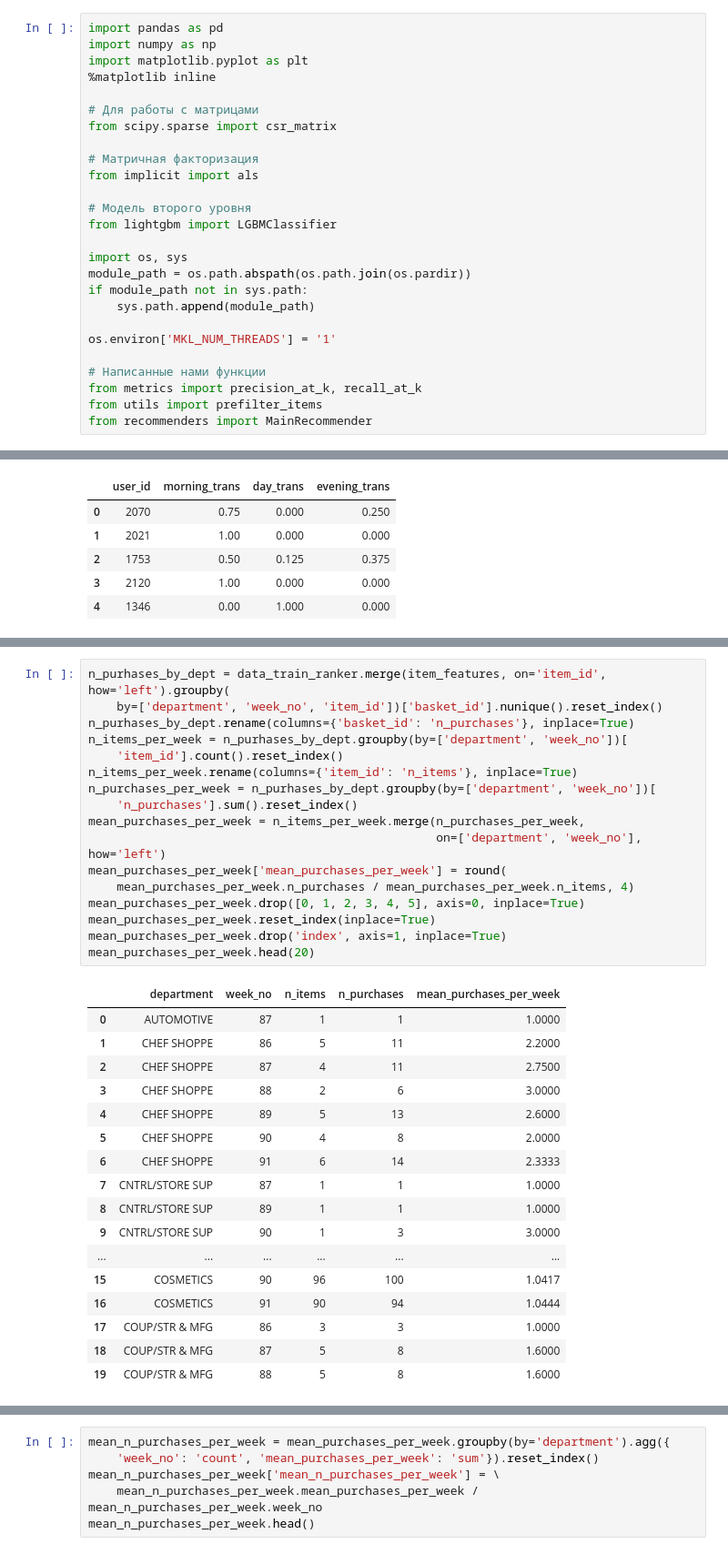
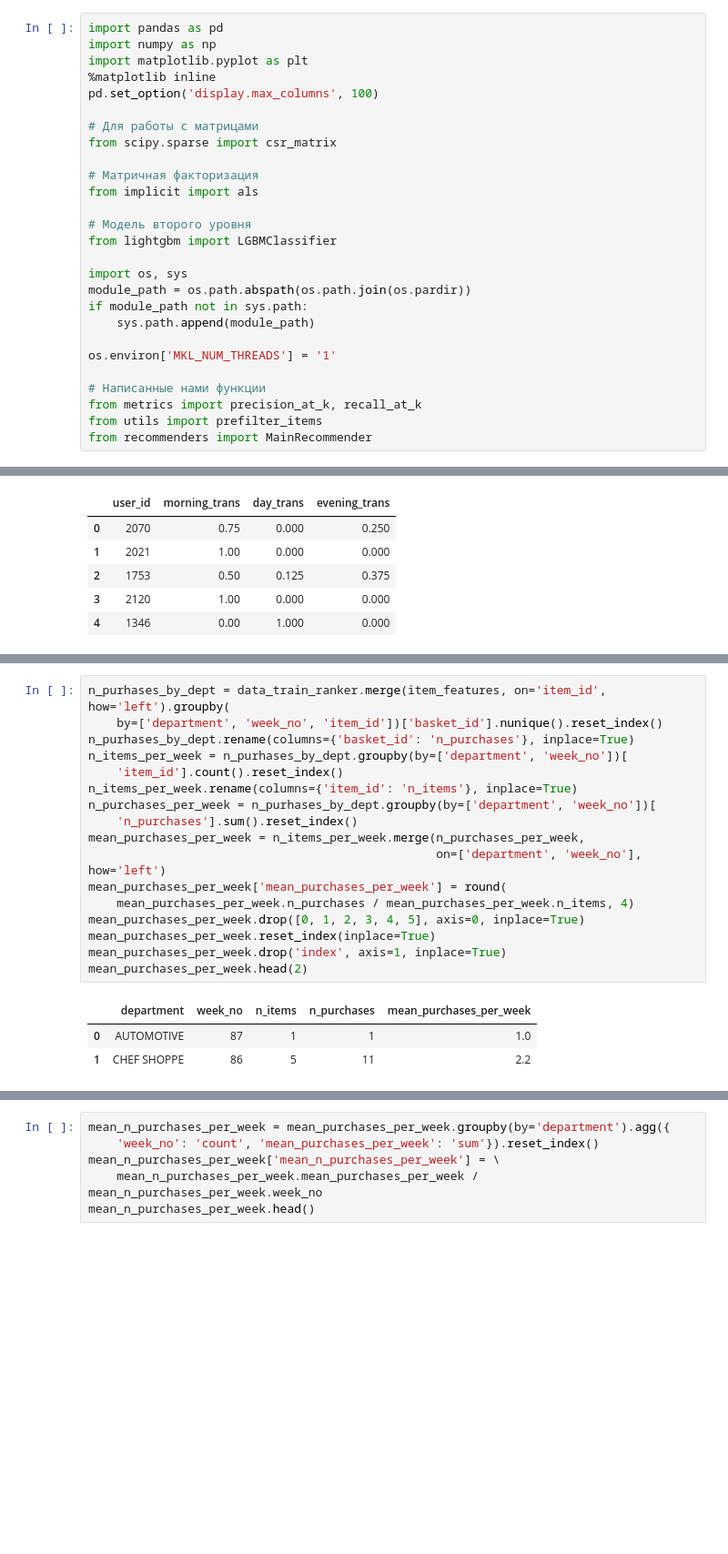
Before and after one commit to AntonyVasilev/Recommendations-systems, a Jupyter notebook: HW_webinar_6_AVasilev.ipynb, the cells around one changed output, grey strips where cells are left out. Shown at 91% size. Drawn from its saved outputs; the diff is of its cells as text; blank space fills up the shorter version.

```diff
--- a/HW_webinar_6_AVasilev.ipynb
+++ b/HW_webinar_6_AVasilev.ipynb
@@ -25,6 +25,7 @@ import pandas as pd
 import numpy as np
 import matplotlib.pyplot as plt
 %matplotlib inline
+pd.set_option('display.max_columns', 100)
 
 # Для работы с матрицами
 from scipy.sparse import csr_matrix
@@ -613,35 +603,21 @@ df_ranker_train.head(2)
 # %%
 n_purhases_by_dept = data_train_ranker.merge(item_features, on='item_id', how='left').groupby(
     by=['department', 'week_no', 'item_id'])['basket_id'].nunique().reset_index()
 n_purhases_by_dept.rename(columns={'basket_id': 'n_purchases'}, inplace=True)
 n_items_per_week = n_purhases_by_dept.groupby(by=['department', 'week_no'])[
     'item_id'].count().reset_index()
 n_items_per_week.rename(columns={'item_id': 'n_items'}, inplace=True)
 n_purchases_per_week = n_purhases_by_dept.groupby(by=['department', 'week_no'])[
     'n_purchases'].sum().reset_index()
 mean_purchases_per_week = n_items_per_week.merge(n_purchases_per_week,
                                                  on=['department', 'week_no'], how='left')
 mean_purchases_per_week['mean_purchases_per_week'] = round(
     mean_purchases_per_week.n_purchases / mean_purchases_per_week.n_items, 4)
 mean_purchases_per_week.drop([0, 1, 2, 3, 4, 5], axis=0, inplace=True)
 mean_purchases_per_week.reset_index(inplace=True)
 mean_purchases_per_week.drop('index', axis=1, inplace=True)
-mean_purchases_per_week.head(20)
+mean_purchases_per_week.head(2)
 # %% [output]
 |  | department | week_no | n_items | n_purchases | mean_purchases_per_week |
-| 0 | AUTOMOTIVE | 87 | 1 | 1 | 1.0000 |
-| 1 | CHEF SHOPPE | 86 | 5 | 11 | 2.2000 |
-| 2 | CHEF SHOPPE | 87 | 4 | 11 | 2.7500 |
-| 3 | CHEF SHOPPE | 88 | 2 | 6 | 3.0000 |
-| 4 | CHEF SHOPPE | 89 | 5 | 13 | 2.6000 |
-| 5 | CHEF SHOPPE | 90 | 4 | 8 | 2.0000 |
-| 6 | CHEF SHOPPE | 91 | 6 | 14 | 2.3333 |
-| 7 | CNTRL/STORE SUP | 87 | 1 | 1 | 1.0000 |
-| 8 | CNTRL/STORE SUP | 89 | 1 | 1 | 1.0000 |
-| 9 | CNTRL/STORE SUP | 90 | 1 | 3 | 3.0000 |
-| ... | ... | ... | ... | ... | ... |
-| 15 | COSMETICS | 90 | 96 | 100 | 1.0417 |
-| 16 | COSMETICS | 91 | 90 | 94 | 1.0444 |
-| 17 | COUP/STR & MFG | 86 | 3 | 3 | 1.0000 |
-| 18 | COUP/STR & MFG | 87 | 5 | 8 | 1.6000 |
-| 19 | COUP/STR & MFG | 88 | 5 | 8 | 1.6000 |
+| 0 | AUTOMOTIVE | 87 | 1 | 1 | 1.0 |
+| 1 | CHEF SHOPPE | 86 | 5 | 11 | 2.2 |
```
Also changed, not shown: parts of 237 cells of this notebook, 1 other file.
